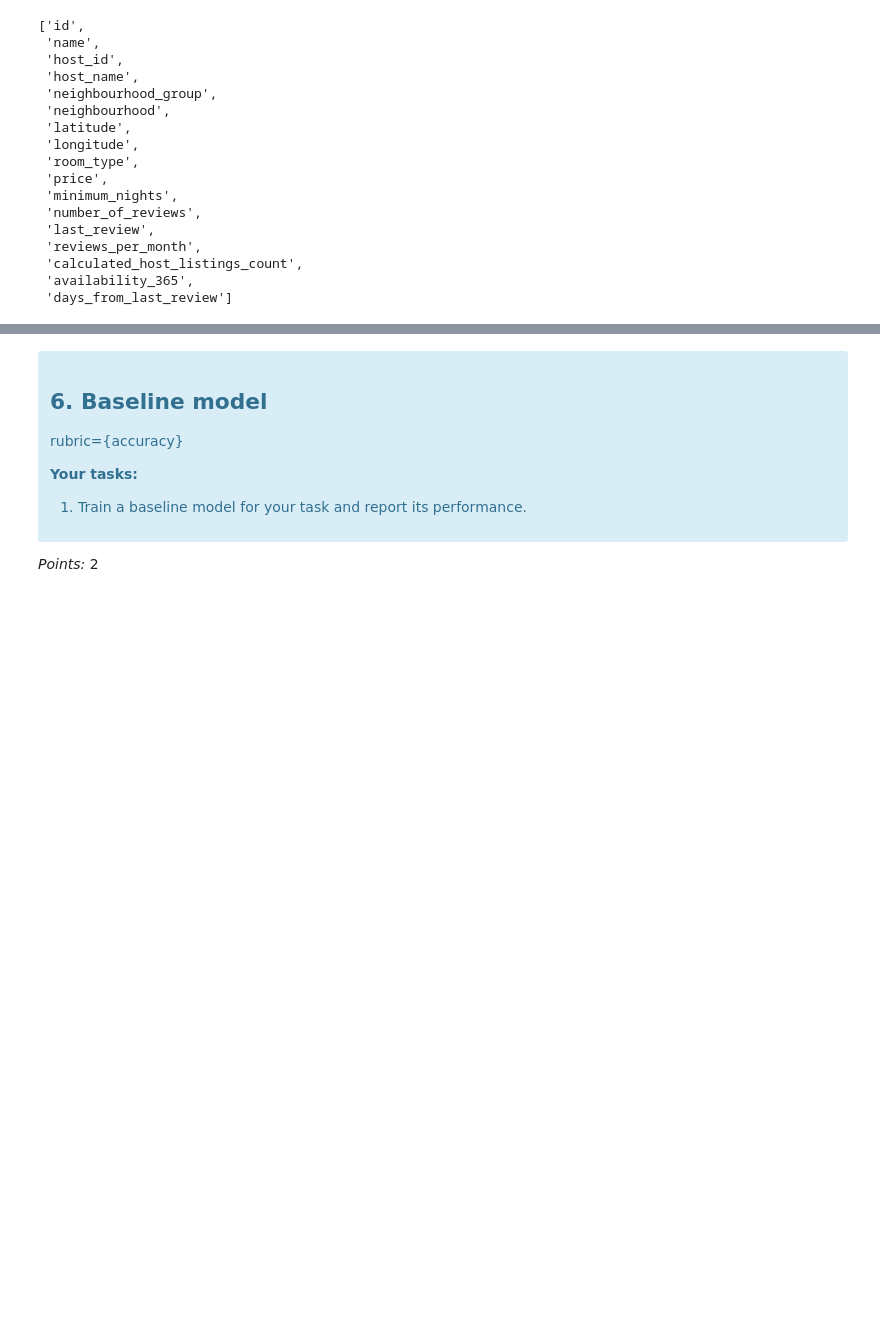
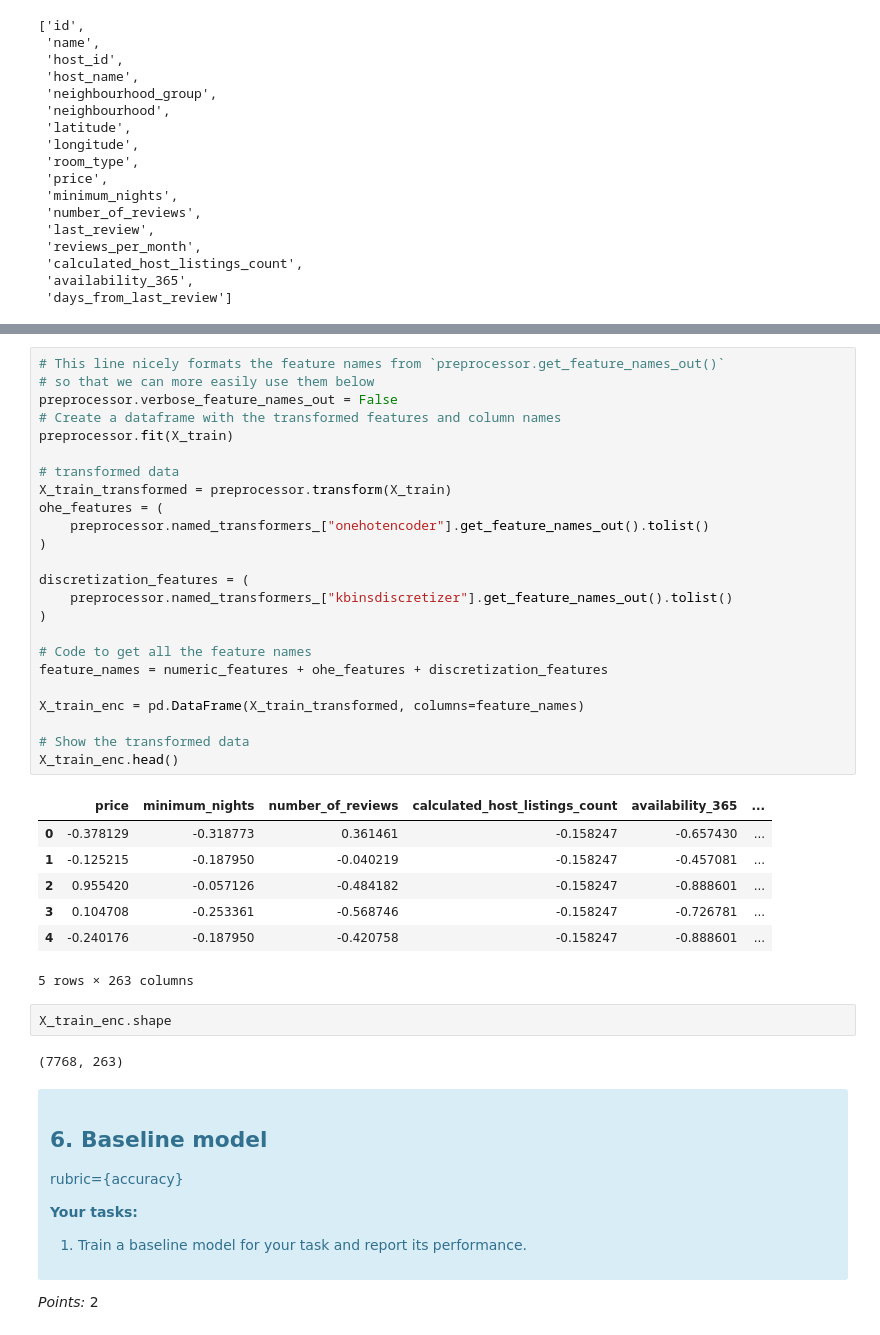
Before and after one commit to UBC-MDS/AirBNB_Luke_HanChen_573lab4, a Jupyter notebook: lab4-main.ipynb, the cells around one changed output, grey strips where cells are left out. Cells and saved outputs as stored; diff of their text form; blank space fills up the shorter version.

```diff
--- a/lab4-main.ipynb
+++ b/lab4-main.ipynb
@@ -429,3 +456,39 @@ preprocessor = make_column_transformer(
+# %%
+# This line nicely formats the feature names from `preprocessor.get_feature_names_out()`
+# so that we can more easily use them below
+preprocessor.verbose_feature_names_out = False
+# Create a dataframe with the transformed features and column names
+preprocessor.fit(X_train)
+
+# transformed data
+X_train_transformed = preprocessor.transform(X_train)
+ohe_features = (
+    preprocessor.named_transformers_["onehotencoder"].get_feature_names_out().tolist()
+)
+
+discretization_features = (
+    preprocessor.named_transformers_["kbinsdiscretizer"].get_feature_names_out().tolist()
+)
+
+# Code to get all the feature names
+feature_names = numeric_features + ohe_features + discretization_features
+
+X_train_enc = pd.DataFrame(X_train_transformed, columns=feature_names)
+
+# Show the transformed data
+X_train_enc.head()
+# %% [output]
+|  | price | minimum_nights | number_of_reviews | calculated_host_listings_count | availability_365 | ... |
+| 0 | -0.378129 | -0.318773 | 0.361461 | -0.158247 | -0.657430 | ... |
+| 1 | -0.125215 | -0.187950 | -0.040219 | -0.158247 | -0.457081 | ... |
+| 2 | 0.955420 | -0.057126 | -0.484182 | -0.158247 | -0.888601 | ... |
+| 3 | 0.104708 | -0.253361 | -0.568746 | -0.158247 | -0.726781 | ... |
+| 4 | -0.240176 | -0.187950 | -0.420758 | -0.158247 | -0.888601 | ... |
+5 rows × 263 columns
+# %%
+X_train_enc.shape
+# %% [output]
+(7768, 263)
 # %% [markdown]
 <!-- END QUESTION -->
 
```
Also changed, not shown: parts of 26 cells of this notebook.
